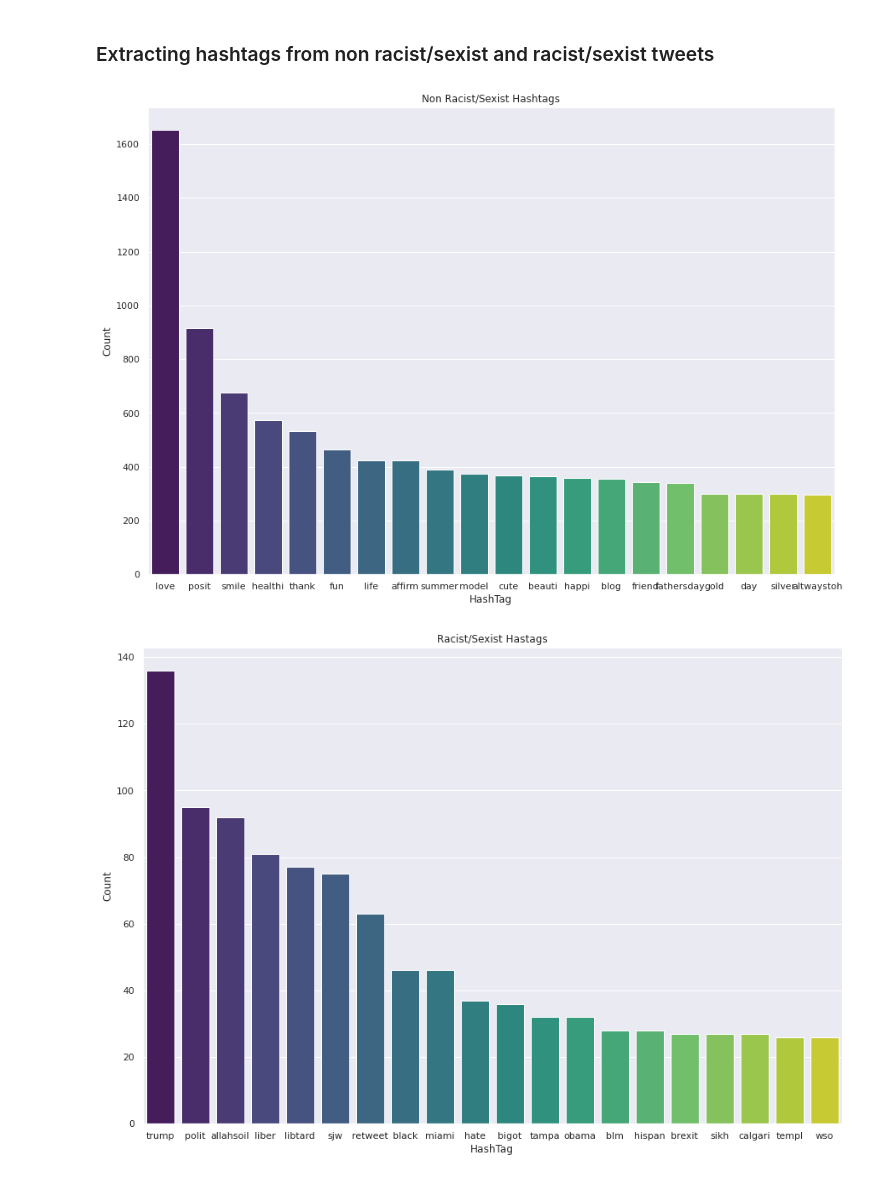
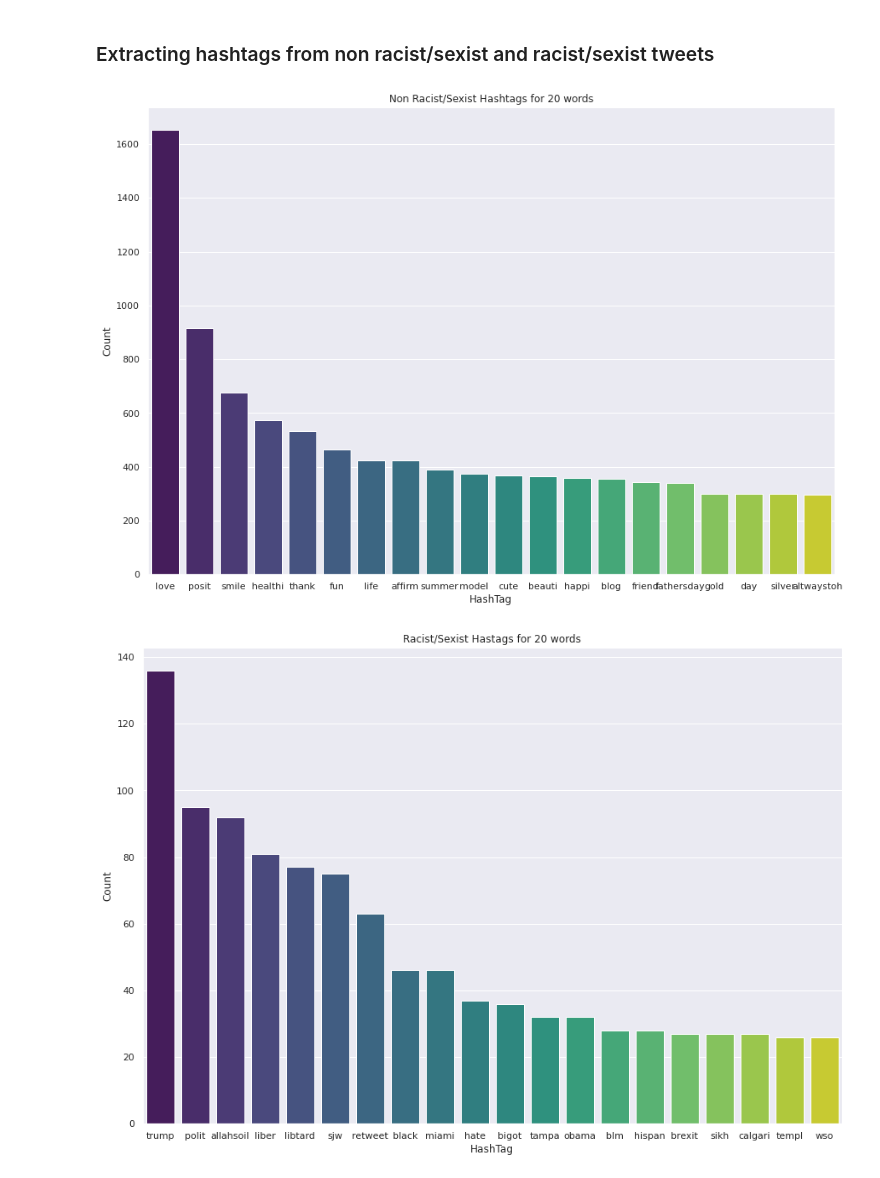
Before and after one commit to samyak1999/Twitter-Sentiment-Analysis, a Jupyter notebook: Twitter_sentiment_analysis.ipynb, the cells around one changed output. Cells and saved outputs as stored; diff of their text form; code cells hidden in the pictures.

```diff
--- a/Twitter_sentiment_analysis.ipynb
+++ b/Twitter_sentiment_analysis.ipynb
@@ -181,20 +180,20 @@ HT_negative = sum(HT_negative,[])
 # %%
 a = nltk.FreqDist(HT_regular)
 d= pd.DataFrame({'HashTag': list(a.keys()),
                    'Count': list(a.values())})
 d = d.nlargest(columns = "Count",n=20)
 sns.set(rc={'figure.figsize':(14.7,10.27)})
-ax = sns.barplot(data=d,x="HashTag",y="Count",palette='viridis').set_title("Non Racist/Sexist Hashtags")
+ax = sns.barplot(data=d,x="HashTag",y="Count",palette='viridis').set_title("Non Racist/Sexist Hashtags for 20 words")
 plt.show()
 # %% [output]
-[figure, old version]
+[figure, new version]
 # %%
 a = nltk.FreqDist(HT_negative)
 d= pd.DataFrame({'HashTag': list(a.keys()),
                    'Count': list(a.values())})
 d = d.nlargest(columns = "Count",n=20)
 sns.set(rc={'figure.figsize':(14.7,10.27)})
-ax = sns.barplot(data=d,x="HashTag",y="Count",palette='viridis').set_title("Racist/Sexist Hastags")
+ax = sns.barplot(data=d,x="HashTag",y="Count",palette='viridis').set_title("Racist/Sexist Hastags for 20 words")
 plt.show()
 # %% [output]
-[figure, old version]
+[figure, new version]
```
Also changed, not shown: parts of 7 cells of this notebook.
